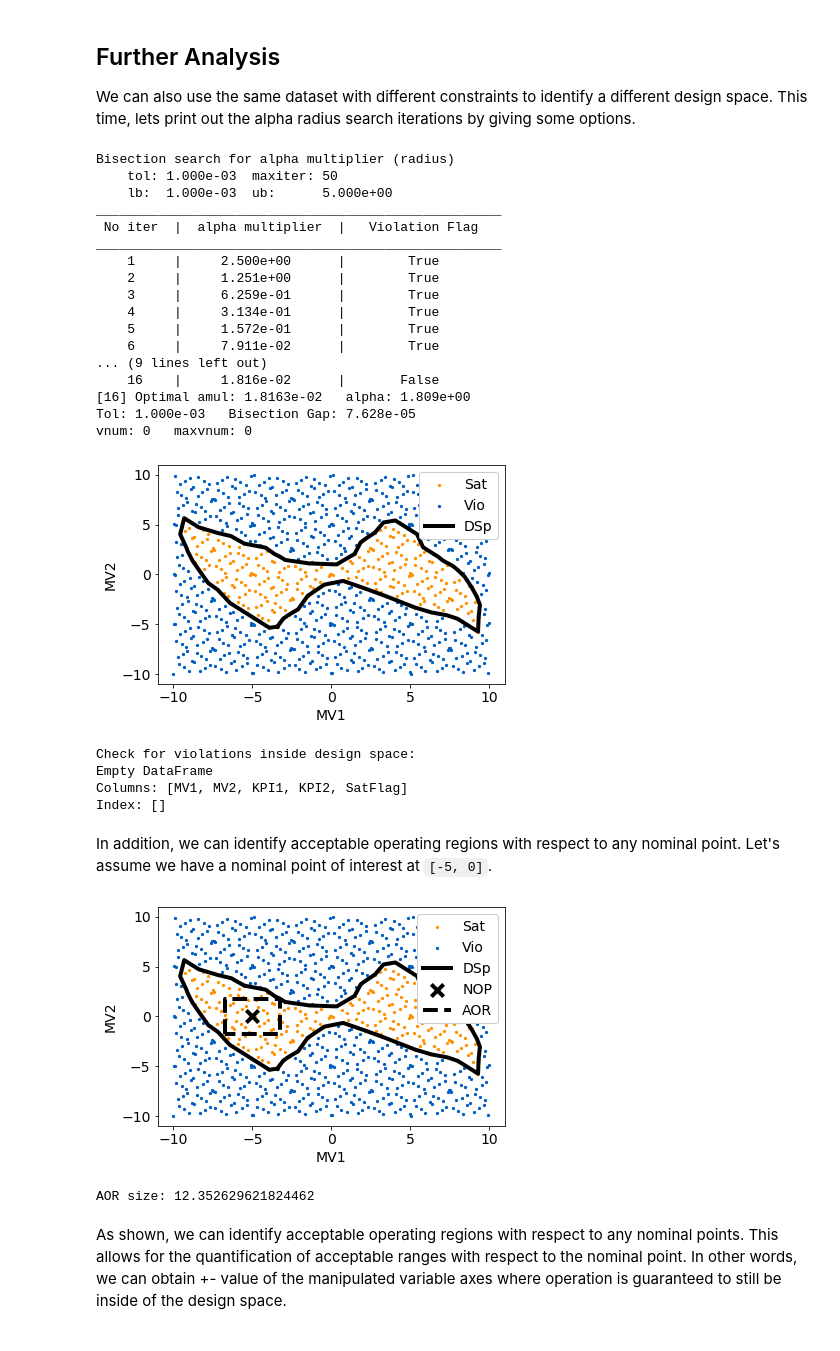
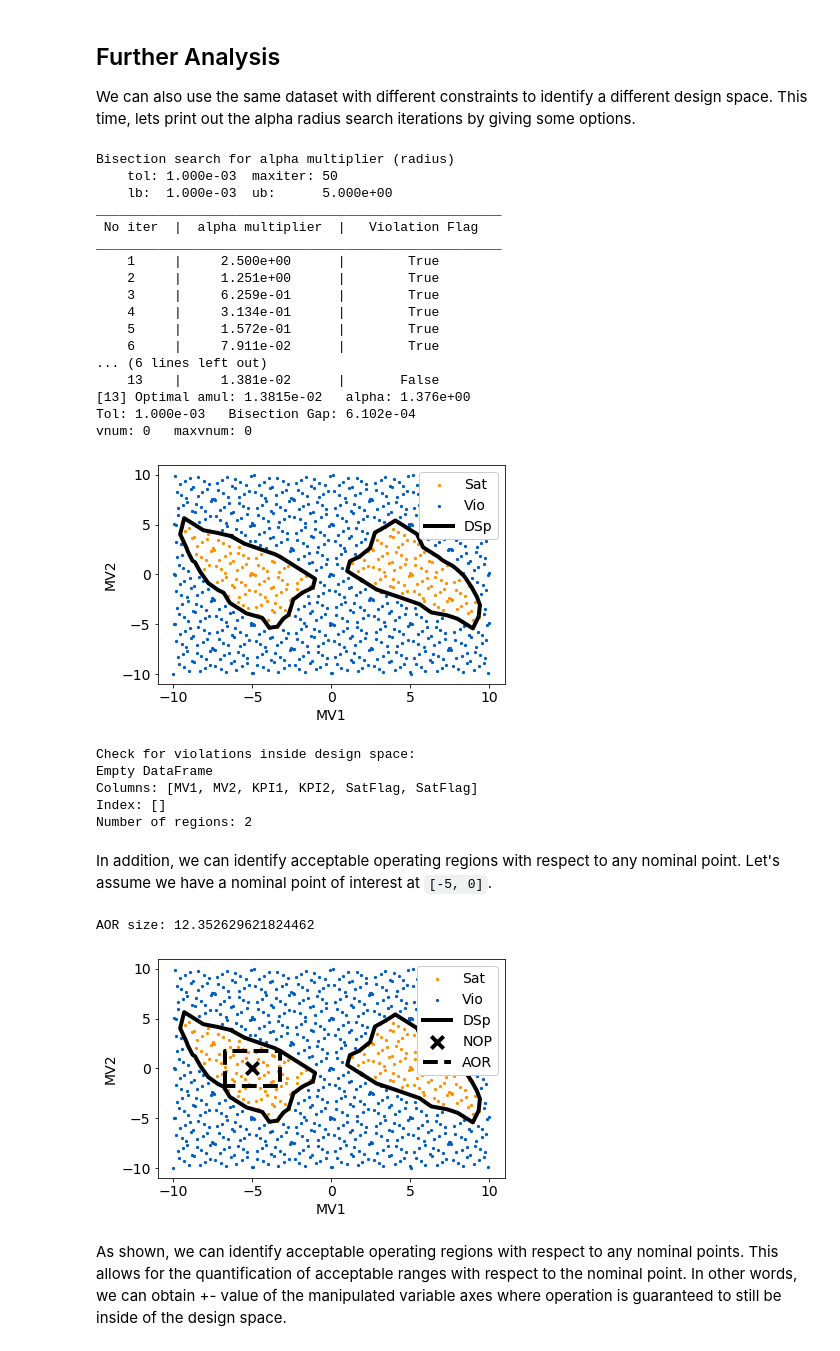
Before and after one commit to stvsach/dside, a Jupyter notebook: docs/notebooks/example_2D.ipynb, the cells around one changed output. Cells and saved outputs as stored; diff of their text form; code cells hidden in the pictures.

```diff
--- a/docs/notebooks/example_2D.ipynb
+++ b/docs/notebooks/example_2D.ipynb
@@ -120,44 +137,48 @@ Design space size: 240.96145629882812
 We can also use the same dataset with different constraints to identify a different design space. This time, lets print out the alpha radius search iterations by giving some options.
 # %%
 # New constraints
-constraints = {'KPI1': [-1, 1e20], 'KPI2': [-1e20, 70]}
+constraints = {'KPI1': [1, 1e20], 'KPI2': [-1e20, 70]}
 
 # Initialize the design space entity
 ds = DSI(data)
 # Apply the constraints separating the satisfied and violated points
 ds.screen(constraints)
 # Finding the design space (alpha shape)
 ds.find_DSp(vn, opt = {'printF': True})
 # Plot the design space
 ds.plot()
 plt.show()
 
 # Check if there are any violated points in the design space
 print('Check for violations inside design space:')
 print(ds.vindsp)
+
+# The framework is also able to handle with disjointed spaces
+print('Number of regions:', ds.report['no_reg'])
 # %% [output]
 Bisection search for alpha multiplier (radius)
     tol: 1.000e-03  maxiter: 50
     lb:  1.000e-03  ub:      5.000e+00
 ____________________________________________________
  No iter  |  alpha multiplier  |   Violation Flag
 ____________________________________________________
     1     |     2.500e+00      |        True
     2     |     1.251e+00      |        True
     3     |     6.259e-01      |        True
     4     |     3.134e-01      |        True
     5     |     1.572e-01      |        True
     6     |     7.911e-02      |        True
-... (9 lines left out)
-    16    |     1.816e-02      |       False
-[16] Optimal amul: 1.8163e-02   alpha: 1.809e+00
-Tol: 1.000e-03   Bisection Gap: 7.628e-05
+... (6 lines left out)
+    13    |     1.381e-02      |       False
+[13] Optimal amul: 1.3815e-02   alpha: 1.376e+00
+Tol: 1.000e-03   Bisection Gap: 6.102e-04
 vnum: 0   maxvnum: 0
-[figure, old version]
+[figure, new version]
 Check for violations inside design space:
 Empty DataFrame
-Columns: [MV1, MV2, KPI1, KPI2, SatFlag]
+Columns: [MV1, MV2, KPI1, KPI2, SatFlag, SatFlag]
 Index: []
+Number of regions: 2
 # %% [markdown]
 In addition, we can identify acceptable operating regions with respect to any nominal point. Let's assume we have a nominal point of interest at `[-5, 0]`.
 # %%
@@ -167,7 +188,10 @@ In addition, we can identify acceptable operating regions with respect to any no
 x = [-5, 0]
 ds.plot()
 ds.find_AOR(x)
-plt.show()
+# plt.show()
+ax = ds.ax
+ax.set_facecolor('white')
+plt.savefig('2D.svg')
 
 # Call ds.all_x[str(x)] to access the details on the AOR
 print('AOR size:', ds.all_x[str(x)]['space_size'])
@@ -176,7 +200,7 @@ print('AOR size:', ds.all_x[str(x)]['space_size'])
 # AOR will also be outputted in the text file.
 ds.send_output('example_2D_2')
 # %% [output]
+AOR size: 12.352629621824462
-[figure, old version]
+[figure, new version]
-AOR size: 12.352629621824462
 # %% [markdown]
 As shown, we can identify acceptable operating regions with respect to any nominal points. This allows for the quantification of acceptable ranges with respect to the nominal point. In other words, we can obtain +- value of the manipulated variable axes where operation is guaranteed to still be inside of the design space.
```
Also changed, not shown: parts of 1 cell of this notebook, 10 other files.
